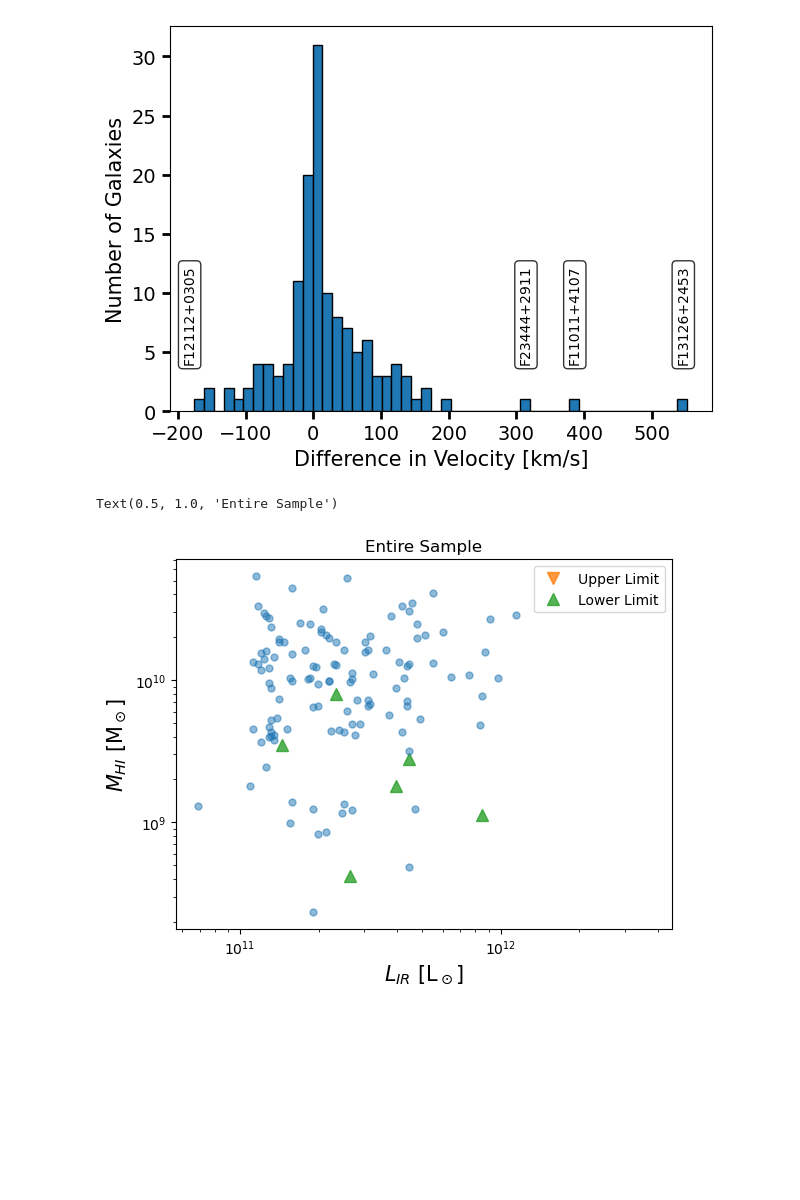
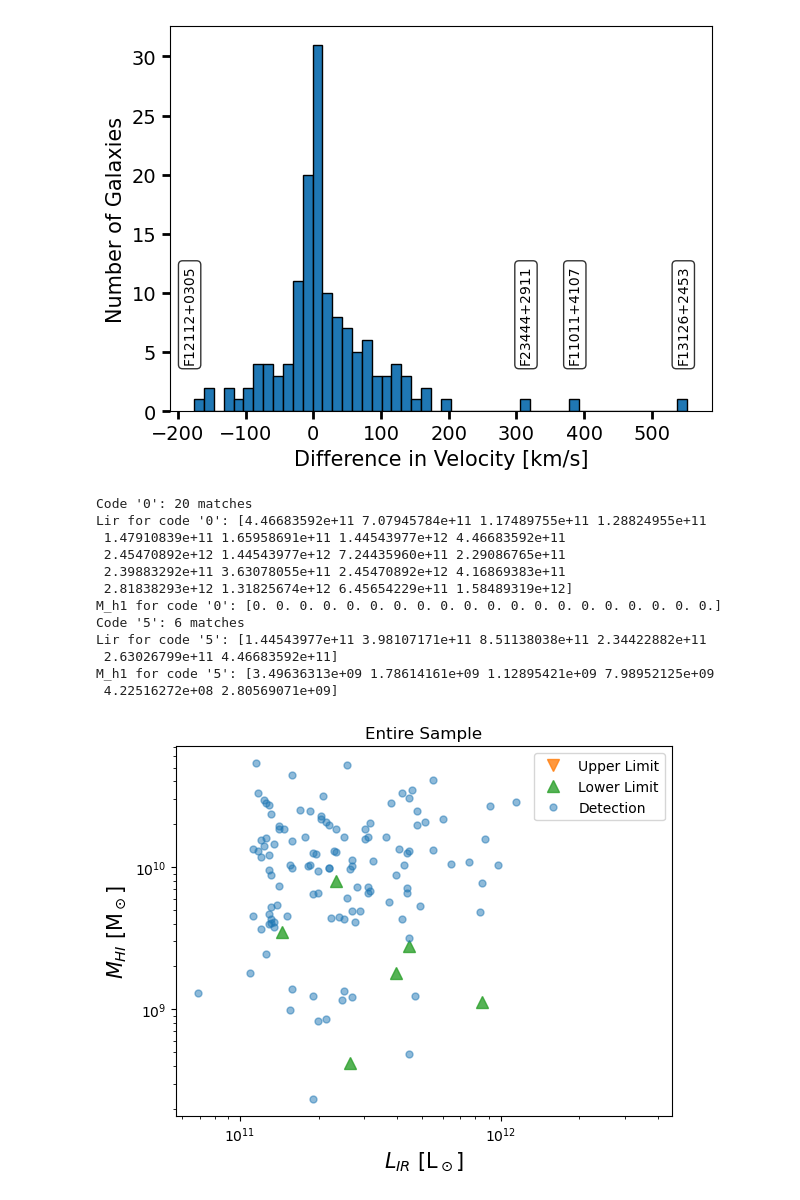
Before and after one commit to MatthewMotuz/GBO_REU, a Jupyter notebook: GOALS/GOALS_v3.ipynb, the cells around one changed output. Saved outputs shown, nothing was run; the diff lists cells and outputs as text; code cells hidden in the pictures; blank space fills up the shorter version.

```diff
--- a/GOALS/GOALS_v3.ipynb
+++ b/GOALS/GOALS_v3.ipynb
@@ -450,21 +450,38 @@ Radio Velocity: 21802.2 km/s
 # %%
 plt.ylabel(r'$M_{H I}$ [M$_\odot$]', fontsize=15)
 plt.xlabel(r'$L_{IR}$ [L$_\odot$]', fontsize=15)
 
+
+
 # Plot triangles for special codes
+# Debug: Print how many entries match each code
 for code_val, marker, color, label in [('0', 'v', 'C1', "Upper Limit"), ('5', '^', 'C2', "Lower Limit")]:
-    idx = df1.fit.astype(str).str.contains(code_val)
+    idx = df1.fit.astype(str).str.contains(code_val, na=False)
+    print(f"Code '{code_val}': {idx.sum()} matches")
     if idx.any():
+        print(f"Lir for code '{code_val}':", Lir[idx].values)
+        print(f"M_h1 for code '{code_val}':", M_h1[idx].values)
         plt.loglog(Lir[idx], M_h1[idx], marker, markersize=8, color=color, alpha=0.8, label=label)
 
 # Plot circles for all other points
 other_idx = ~df1.fit.astype(str).str.contains('0|5', na=False)
 if other_idx.any():
-    plt.loglog(Lir[other_idx], M_h1[other_idx], 'o', markersize=5, alpha=0.5)
+    plt.loglog(Lir[other_idx], M_h1[other_idx], 'o', markersize=5, alpha=0.5, label="Detection")
 
 plt.legend()
-
 plt.title('Entire Sample')
+plt.show()
 # %% [output]
-Text(0.5, 1.0, 'Entire Sample')
+Code '0': 20 matches
+Lir for code '0': [4.46683592e+11 7.07945784e+11 1.17489755e+11 1.28824955e+11
+ 1.47910839e+11 1.65958691e+11 1.44543977e+12 4.46683592e+11
+ 2.45470892e+12 1.44543977e+12 7.24435960e+11 2.29086765e+11
+ 2.39883292e+11 3.63078055e+11 2.45470892e+12 4.16869383e+11
+ 2.81838293e+12 1.31825674e+12 6.45654229e+11 1.58489319e+12]
+M_h1 for code '0': [0. 0. 0. 0. 0. 0. 0. 0. 0. 0. 0. 0. 0. 0. 0. 0. 0. 0. 0. 0.]
+Code '5': 6 matches
+Lir for code '5': [1.44543977e+11 3.98107171e+11 8.51138038e+11 2.34422882e+11
+ 2.63026799e+11 4.46683592e+11]
+M_h1 for code '5': [3.49636313e+09 1.78614161e+09 1.12895421e+09 7.98952125e+09
+ 4.22516272e+08 2.80569071e+09]
-[figure, old version]
+[figure, new version]
```
Also changed, not shown: parts of 2 cells of this notebook, 1 other file.
